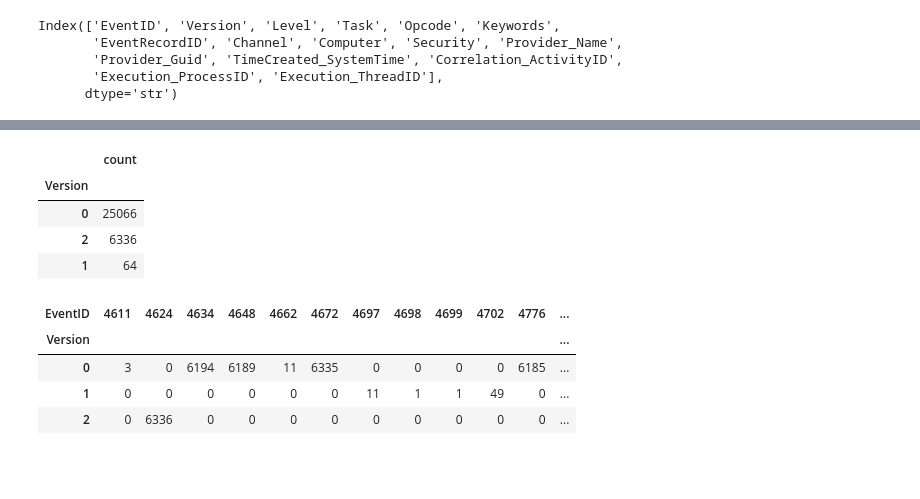
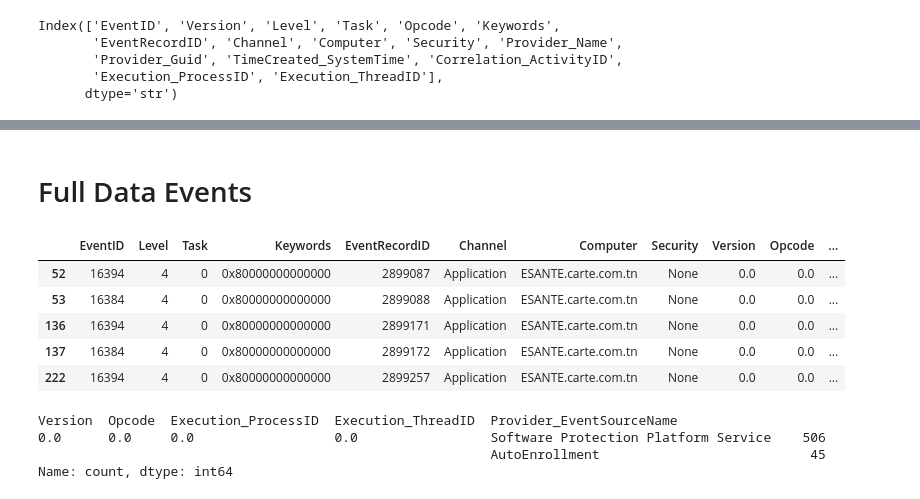
Before and after one commit to aobh2763/anomalyzer, a Jupyter notebook: notebooks/02_system_exploration_application.ipynb, the cells around one changed output, grey strips where cells are left out. Cells and saved outputs as stored; diff of their text form; code cells hidden in the pictures; blank space fills up the shorter version.

```diff
--- a/notebooks/02_system_exploration_application.ipynb
+++ b/notebooks/02_system_exploration_application.ipynb
@@ -316,20 +150,20 @@ eventid_to_task_df
-# %%
-version_df = pd.DataFrame(system_df['Version'].value_counts())
-
-version_df
-# %% [output]
-|  | count |
-| Version |  |
-| 0 | 25066 |
-| 2 | 6336 |
-| 1 | 64 |
-# %%
-eventid_to_version_df = pd.crosstab(system_df["Version"], system_df["EventID"])
-
-eventid_to_version_df
-# %% [output]
-| EventID | 4611 | 4624 | 4634 | 4648 | 4662 | 4672 | 4697 | 4698 | 4699 | 4702 | 4776 | ... |
-| Version |  |  |  |  |  |  |  |  |  |  |  | ... |
-| 0 | 3 | 0 | 6194 | 6189 | 11 | 6335 | 0 | 0 | 0 | 0 | 6185 | ... |
-| 1 | 0 | 0 | 0 | 0 | 0 | 0 | 11 | 1 | 1 | 49 | 0 | ... |
-| 2 | 0 | 6336 | 0 | 0 | 0 | 0 | 0 | 0 | 0 | 0 | 0 | ... |
+# %% [markdown]
+# Full Data Events
+# %%
+full_system_df = system_df.dropna(subset=['Version'])
+
+full_system_df.head()
+# %% [output]
+|  | EventID | Level | Task | Keywords | EventRecordID | Channel | Computer | Security | Version | Opcode | ... |
+| 52 | 16394 | 4 | 0 | 0x80000000000000 | 2899087 | Application | ESANTE.carte.com.tn | None | 0.0 | 0.0 | ... |
+| 53 | 16384 | 4 | 0 | 0x80000000000000 | 2899088 | Application | ESANTE.carte.com.tn | None | 0.0 | 0.0 | ... |
+| 136 | 16394 | 4 | 0 | 0x80000000000000 | 2899171 | Application | ESANTE.carte.com.tn | None | 0.0 | 0.0 | ... |
+| 137 | 16384 | 4 | 0 | 0x80000000000000 | 2899172 | Application | ESANTE.carte.com.tn | None | 0.0 | 0.0 | ... |
+| 222 | 16394 | 4 | 0 | 0x80000000000000 | 2899257 | Application | ESANTE.carte.com.tn | None | 0.0 | 0.0 | ... |
+# %%
+full_system_df[['Version', 'Opcode', 'Execution_ProcessID', 'Execution_ThreadID', 'Provider_EventSourceName']].value_counts()
+# %% [output]
+Version  Opcode  Execution_ProcessID  Execution_ThreadID  Provider_EventSourceName
+0.0      0.0     0.0                  0.0                 Software Protection Platform Service    506
+                                                          AutoEnrollment                           45
+Name: count, dtype: int64
```
Also changed, not shown: parts of 21 cells of this notebook, 4 other files.
